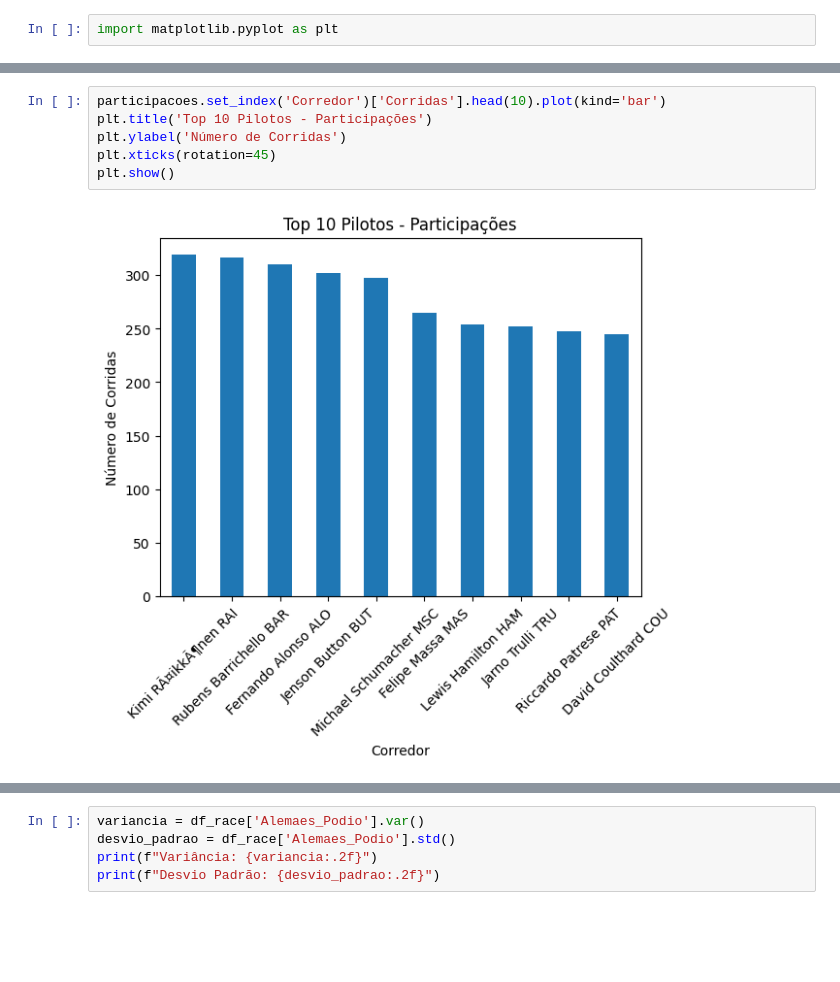
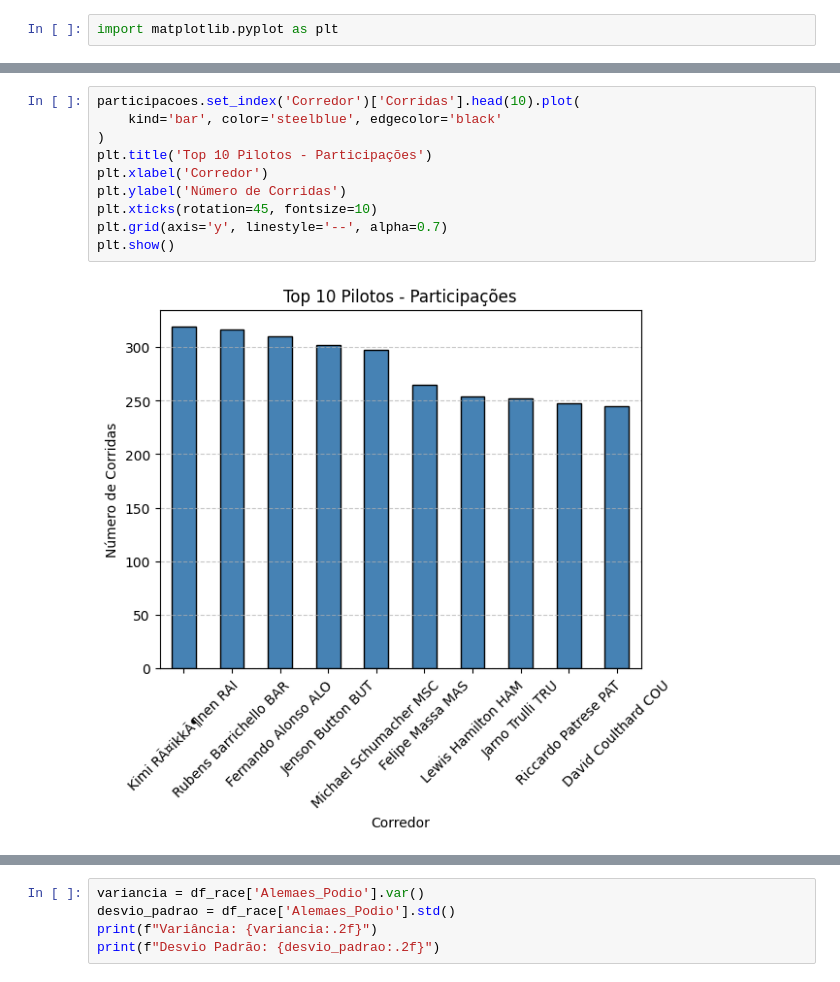
Before and after one commit to Felipesmarq/AnaliseF1, a Jupyter notebook: AnaliseF1.ipynb, the cells around one changed output, grey strips where cells are left out. Cells and saved outputs as stored; diff of their text form; blank space fills up the shorter version.

```diff
--- a/AnaliseF1.ipynb
+++ b/AnaliseF1.ipynb
@@ -341,9 +370,13 @@ plt.show()
 # %%
-participacoes.set_index('Corredor')['Corridas'].head(10).plot(kind='bar')
+participacoes.set_index('Corredor')['Corridas'].head(10).plot(
+    kind='bar', color='steelblue', edgecolor='black'
+)
 plt.title('Top 10 Pilotos - Participações')
+plt.xlabel('Corredor')
 plt.ylabel('Número de Corridas')
-plt.xticks(rotation=45)
+plt.xticks(rotation=45, fontsize=10)
+plt.grid(axis='y', linestyle='--', alpha=0.7)
 plt.show()
 # %% [output]
-[figure, old version]
+[figure, new version]
 # %%
```
Also changed, not shown: parts of 7 cells of this notebook.
